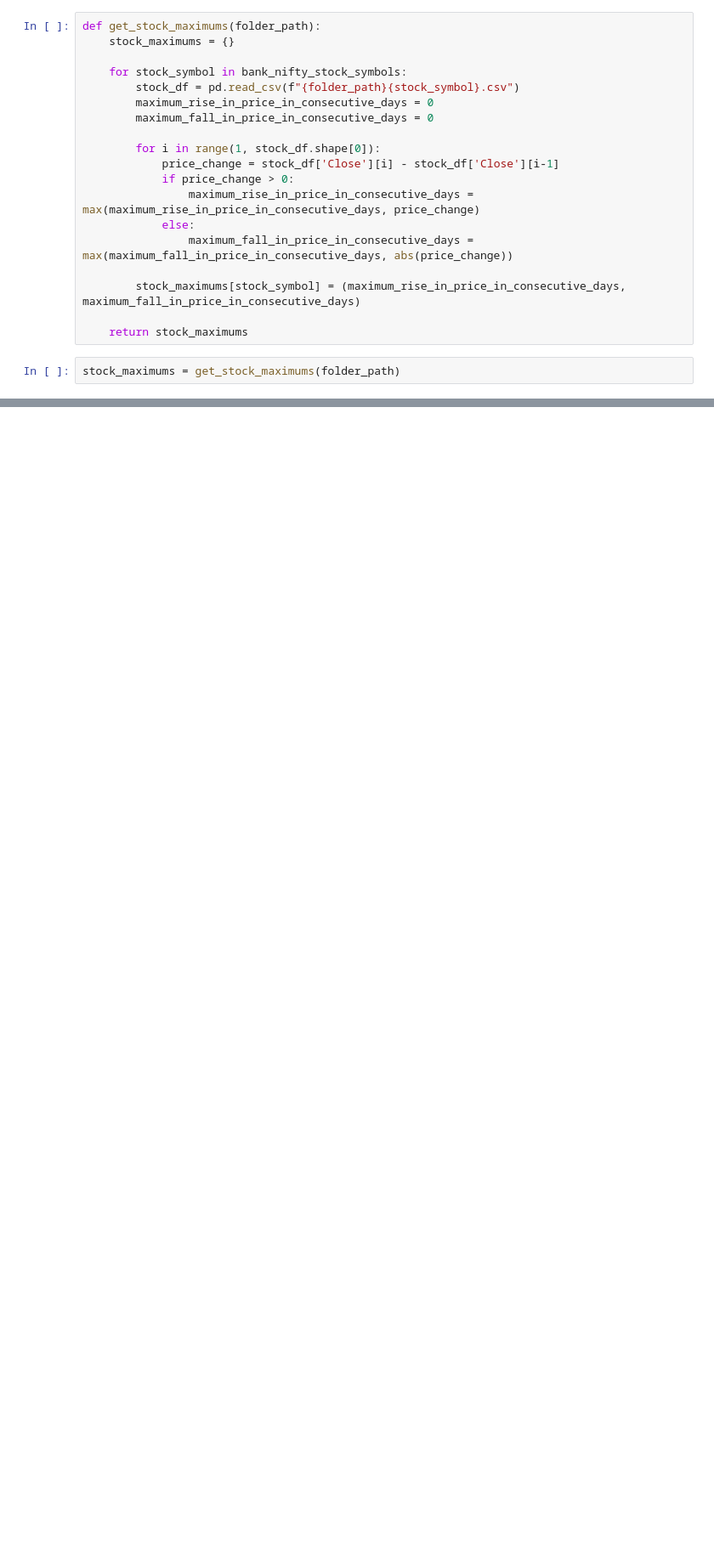
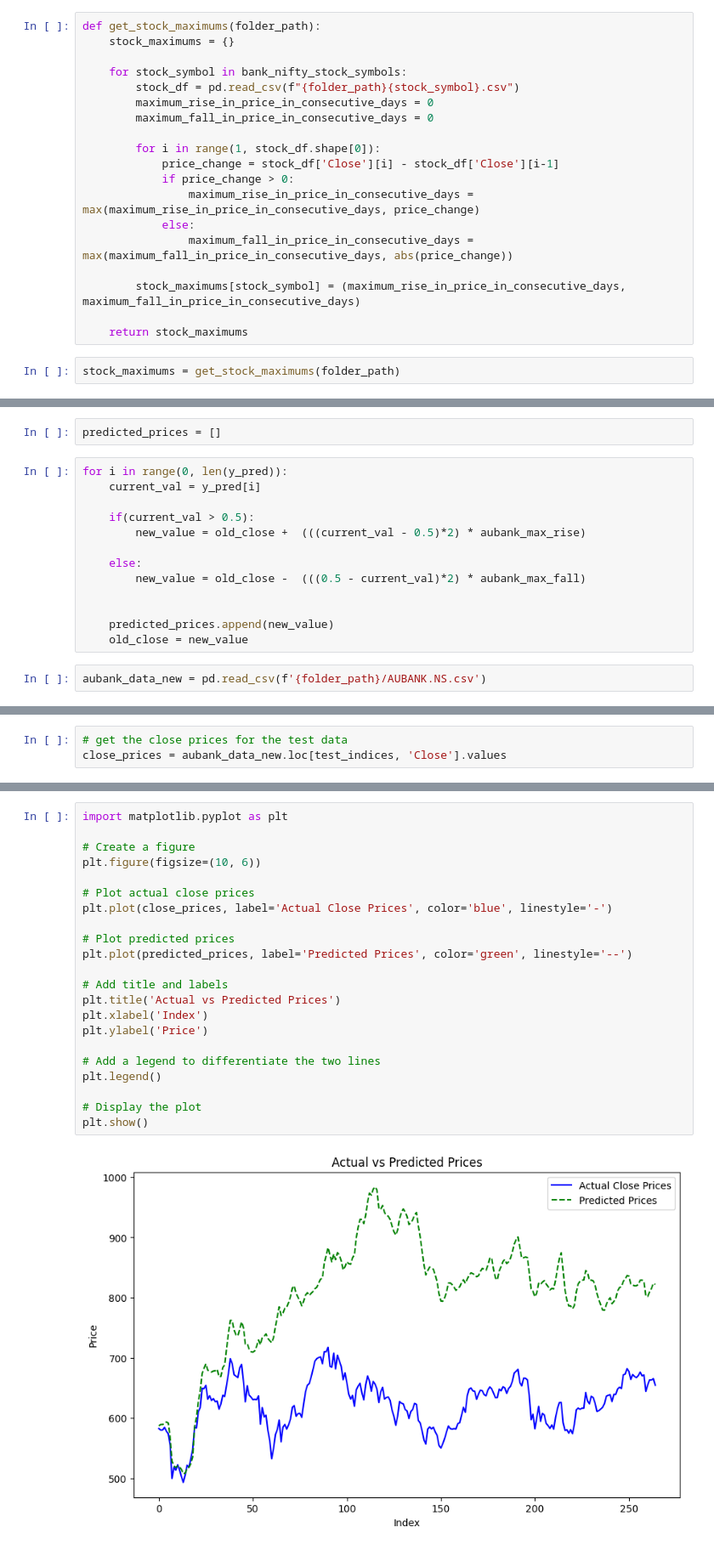
Before and after one commit to sachinprasanna7/Stock-Movement-Prediction-using-Spectrograms-Technical-Indicators-and-News, a Jupyter notebook: myLstm.ipynb, the cells around one changed output, grey strips where cells are left out. Shown at 85% size. Saved outputs shown, nothing was run; the diff lists cells and outputs as text; blank space fills up the shorter version.

Commit message:
predicted price

```diff
--- a/myLstm.ipynb
+++ b/myLstm.ipynb
@@ -339,0 +389,17 @@ stock_maximums = get_stock_maximums(folder_path)
+# %%
+predicted_prices = []
+# %%
+for i in range(0, len(y_pred)):
+    current_val = y_pred[i]
+
+    if(current_val > 0.5):
+        new_value = old_close +  (((current_val - 0.5)*2) * aubank_max_rise)
+
+    else:
+        new_value = old_close -  (((0.5 - current_val)*2) * aubank_max_fall)
+
+
+    predicted_prices.append(new_value)
+    old_close = new_value
+# %%
+aubank_data_new = pd.read_csv(f'{folder_path}/AUBANK.NS.csv')
@@ -339,0 +416,3 @@ stock_maximums = get_stock_maximums(folder_path)
+# %%
+# get the close prices for the test data
+close_prices = aubank_data_new.loc[test_indices, 'Close'].values
@@ -339,0 +443,24 @@ stock_maximums = get_stock_maximums(folder_path)
+# %%
+import matplotlib.pyplot as plt
+
+# Create a figure
+plt.figure(figsize=(10, 6))
+
+# Plot actual close prices
+plt.plot(close_prices, label='Actual Close Prices', color='blue', linestyle='-')
+
+# Plot predicted prices
+plt.plot(predicted_prices, label='Predicted Prices', color='green', linestyle='--')
+
+# Add title and labels
+plt.title('Actual vs Predicted Prices')
+plt.xlabel('Index')
+plt.ylabel('Price')
+
+# Add a legend to differentiate the two lines
+plt.legend()
+
+# Display the plot
+plt.show()
+# %% [output]
+[figure, added]
```
Also changed, not shown: parts of 12 cells of this notebook.
